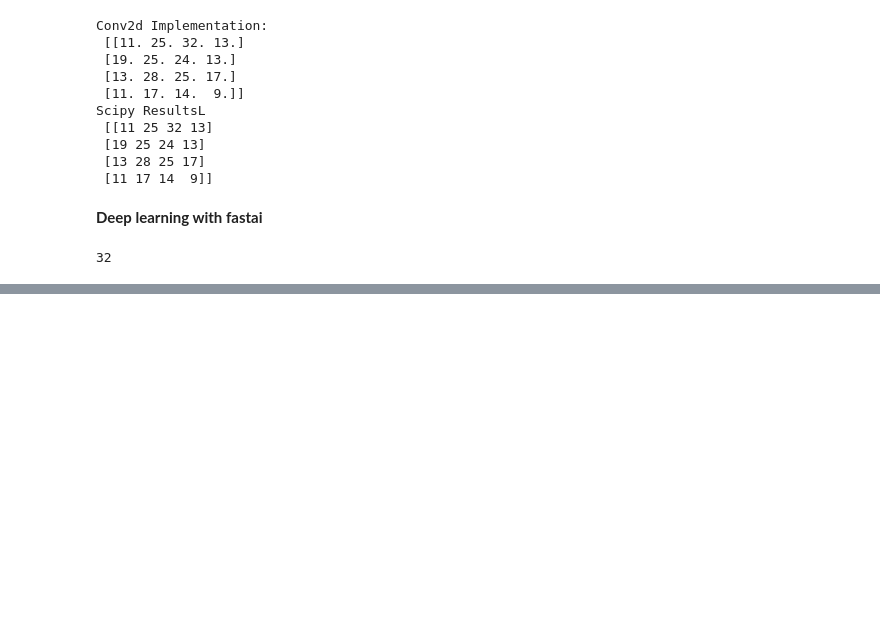
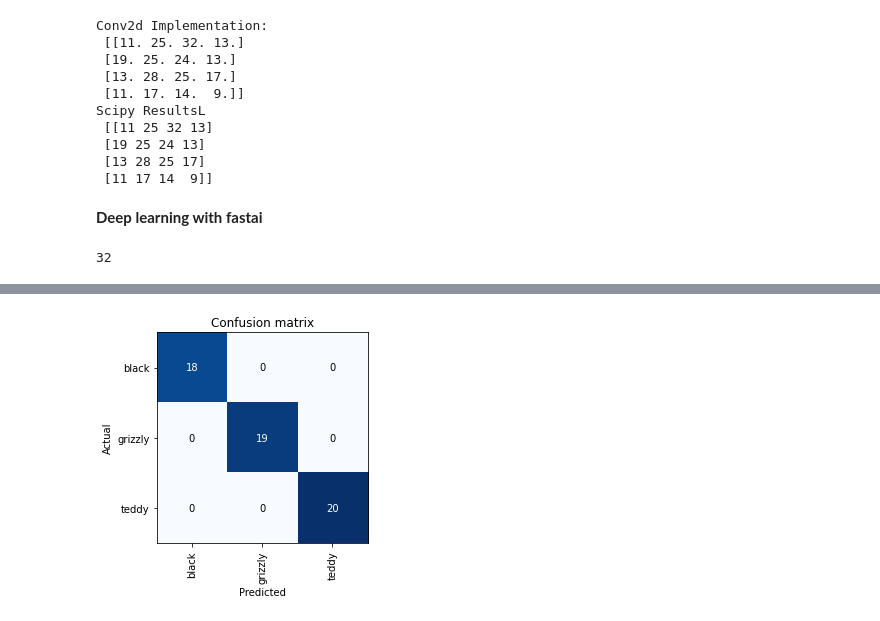
Before and after one commit to AleksandrMorozov123/My-self-educate, a Jupyter notebook: computer-vision-excercises.ipynb, the cells around one changed output, grey strips where cells are left out. Cells and saved outputs as stored; diff of their text form; code cells hidden in the pictures; blank space fills up the shorter version.

```diff
--- a/computer-vision-excercises.ipynb
+++ b/computer-vision-excercises.ipynb
@@ -196,6 +187,6 @@ NameError: name 'Image' is not defined
 # %%
 bear_types = 'black', 'grizzly', 'teddy'
-path = ('../input/bears-fastai-2021/bears')
+path = Path ('../input/bears-fastai-2021/bears')
 if not path.exists ():
     path.mkdir ()
     for o in bear_types:
@@ -253,0 +254,4 @@ learn.fine_tune (4)
+# %%
+interp = ClassificationInterpretation.from_learner (learn)
+interp.plot_confusion_matrix ()
+# %% [output]
@@ -253,0 +260 @@ learn.fine_tune (4)
+[figure, added]
```
Also changed, not shown: parts of 17 cells of this notebook.
